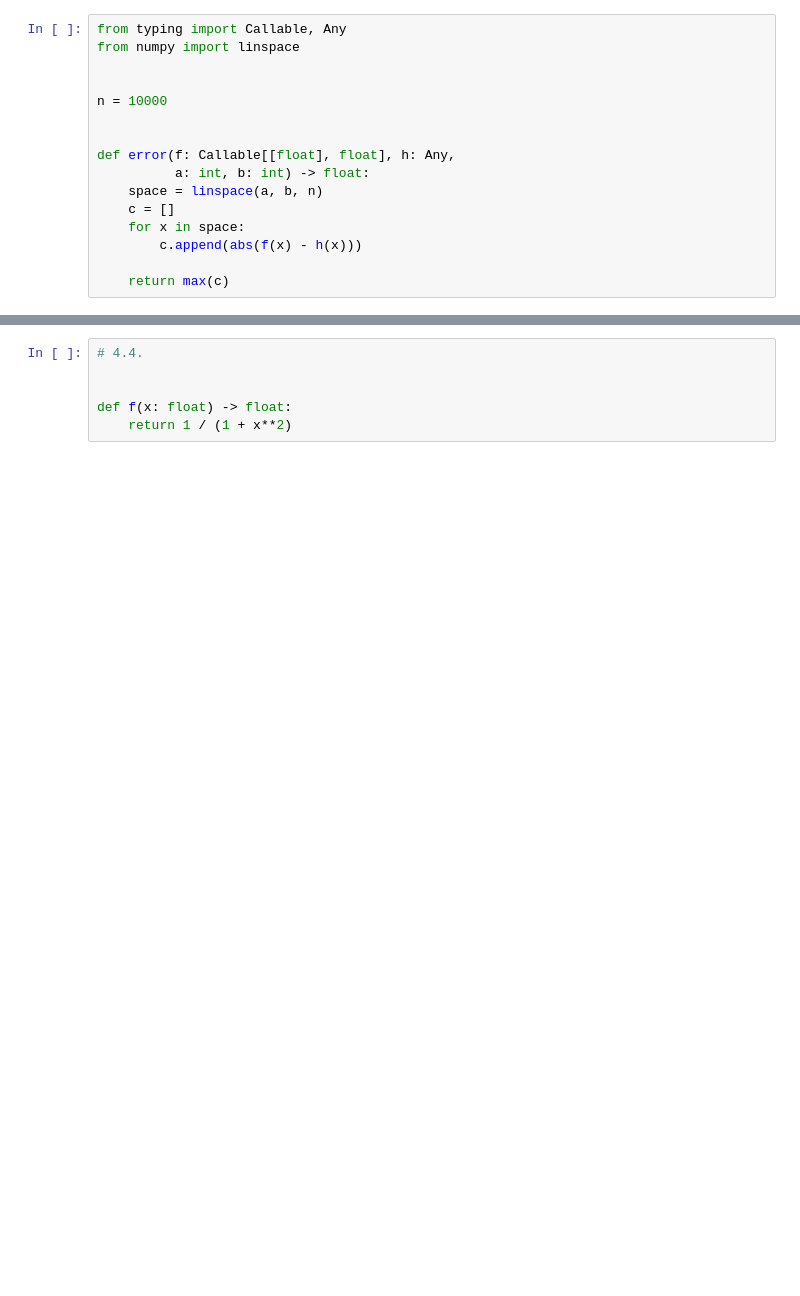
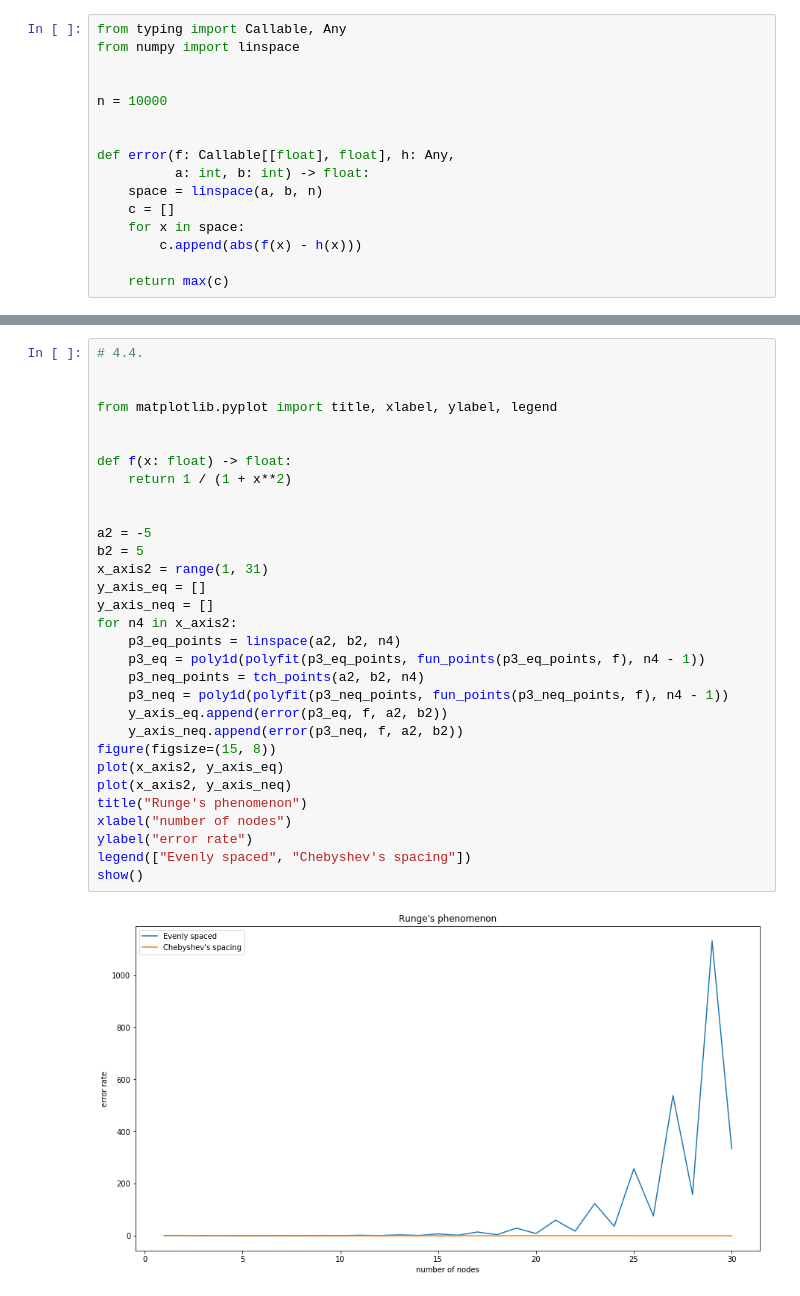
Before and after one commit to goalon/MNLab, a Jupyter notebook: 4.ipynb, the cells around one changed output, grey strips where cells are left out. Cells and saved outputs as stored; diff of their text form; blank space fills up the shorter version.

```diff
--- a/4.ipynb
+++ b/4.ipynb
@@ -100,7 +111,34 @@ print(error(p, cos, a1, b1) < 0.1)
 True
-# %%
-# 4.4.
-
-
-def f(x: float) -> float:
-    return 1 / (1 + x**2)
+# %%
+# 4.4.
+
+
+from matplotlib.pyplot import title, xlabel, ylabel, legend
+
+
+def f(x: float) -> float:
+    return 1 / (1 + x**2)
+
+
+a2 = -5
+b2 = 5
+x_axis2 = range(1, 31)
+y_axis_eq = []
+y_axis_neq = []
+for n4 in x_axis2:
+    p3_eq_points = linspace(a2, b2, n4)
+    p3_eq = poly1d(polyfit(p3_eq_points, fun_points(p3_eq_points, f), n4 - 1))
+    p3_neq_points = tch_points(a2, b2, n4)
+    p3_neq = poly1d(polyfit(p3_neq_points, fun_points(p3_neq_points, f), n4 - 1))
+    y_axis_eq.append(error(p3_eq, f, a2, b2))
+    y_axis_neq.append(error(p3_neq, f, a2, b2))
+figure(figsize=(15, 8))
+plot(x_axis2, y_axis_eq)
+plot(x_axis2, y_axis_neq)
+title("Runge's phenomenon")
+xlabel("number of nodes")
+ylabel("error rate")
+legend(["Evenly spaced", "Chebyshev's spacing"])
+show()
+# %% [output]
+[figure, added]
```
Also changed, not shown: parts of 3 cells of this notebook.
